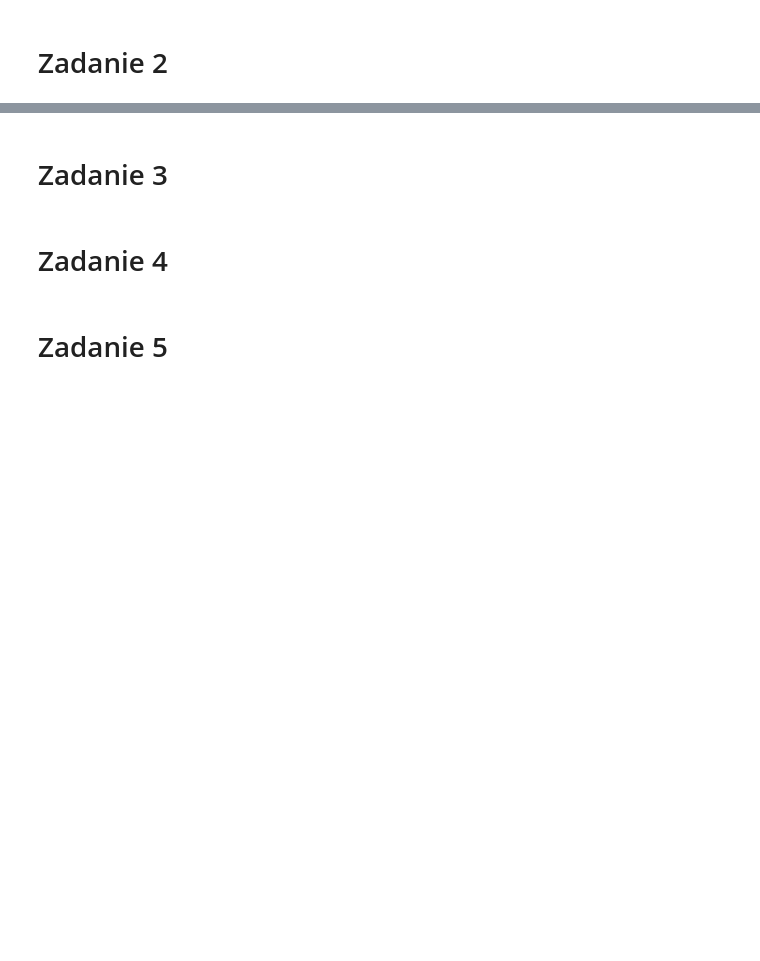
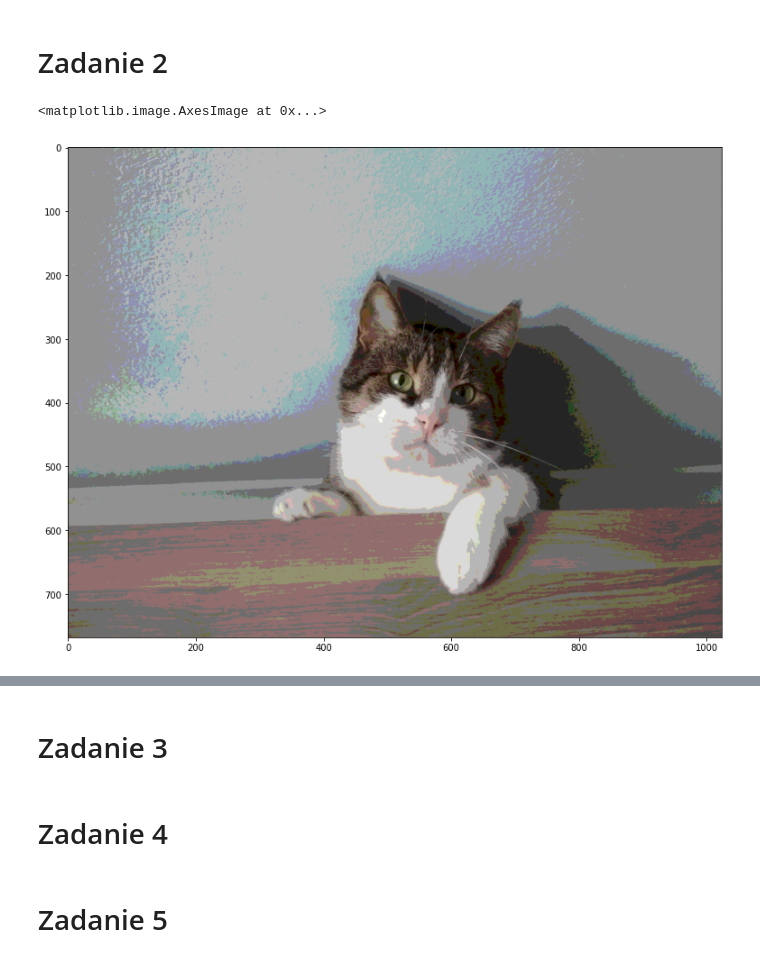
Before and after one commit to Pasti29/inzynieria-obrazow, a Jupyter notebook: lab6/rozwiazania.ipynb, the cells around one changed output, grey strips where cells are left out. Saved outputs shown, nothing was run; the diff lists cells and outputs as text; code cells hidden in the pictures; blank space fills up the shorter version.

```diff
--- a/lab6/rozwiazania.ipynb
+++ b/lab6/rozwiazania.ipynb
@@ -66,19 +66,36 @@ Text(0, 0.5, 'Liczba pikseli obrazu []')
 # %% [markdown]
 # Zadanie 2
-# %%
-output = numpy.copy(image_color)
-
-#
-# Algorytm
-#
-for y in range(output.shape[0]):
-    for x in range(output.shape[1]):
-        pass  # TODO: implement
-
-#
-# Wyświetlenie
-#
-pyplot.imshow(output)
+# %%
+output = numpy.copy(image_color)
+output = output.astype(dtype=int)
+
+#
+# Algorytm
+#
+def find_closest_palette_color(value, k):
+    return round((k - 1) * value / 255) * 255 / (k - 1)
+
+for y in range(output.shape[0] - 1):
+    for x in range(output.shape[1] - 1):
+        oldpixel = output[y][x]
+        for i in range(3):
+            newpixel = find_closest_palette_color(oldpixel[i], 8)
+            output[y][x][i] = newpixel
+            quant_error = oldpixel[i] - newpixel
+            output[y][x + 1] = output[y][x + 1] + quant_error * 7 / 16
+            output[y + 1][x - 1] = output[y + 1][x - 1] + quant_error * 3 / 16
+            output[y + 1][x] = output[y + 1][x] + quant_error * 5 / 16
+            output[y + 1][x + 1]
+
+numpy.clip(output, 0, 255)
+output = output.astype(dtype=numpy.uint8)
+#
+# Wyświetlenie
+#
+pyplot.imshow(output)
+# %% [output]
+<matplotlib.image.AxesImage at 0x...>
+[figure, added]
 # %%
 #
 # Histogram
```
Also changed, not shown: parts of 2 cells of this notebook.
